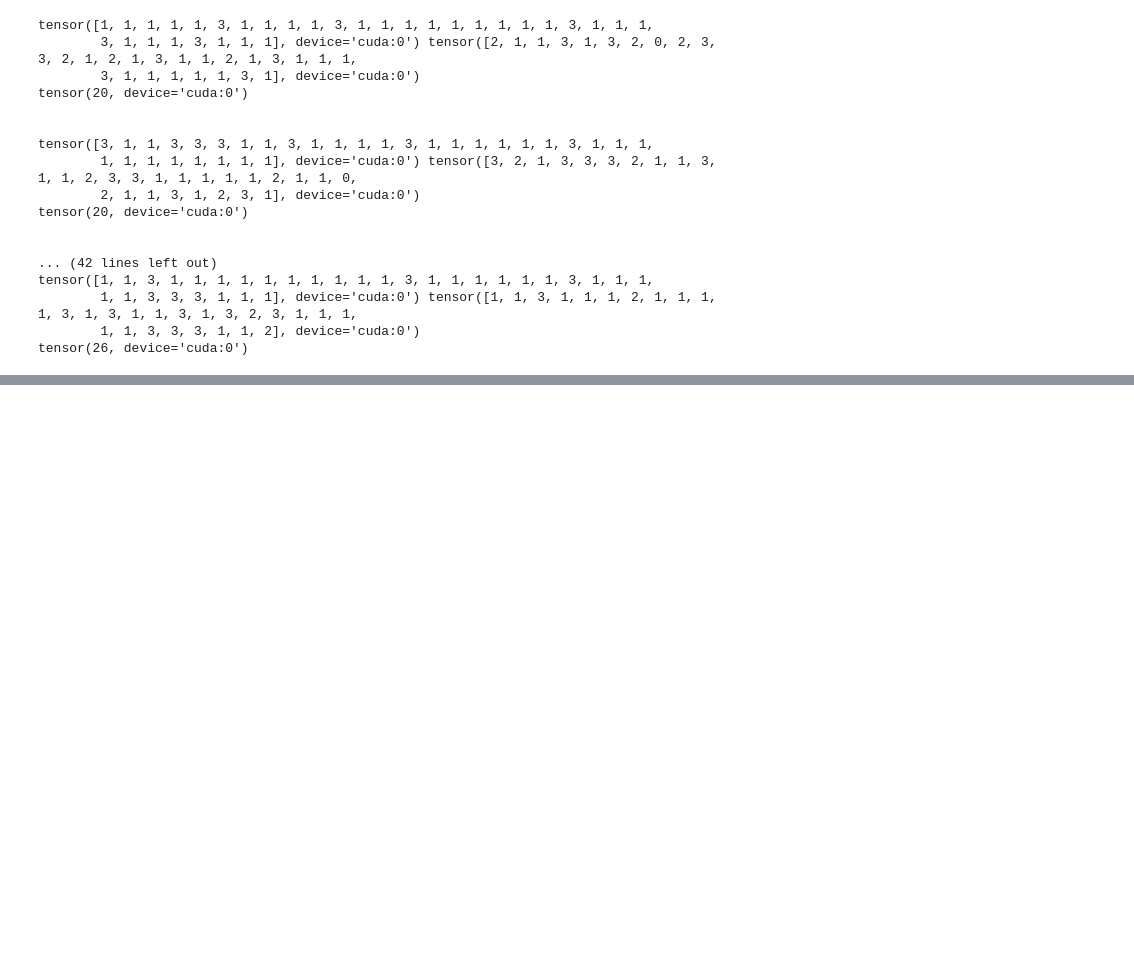
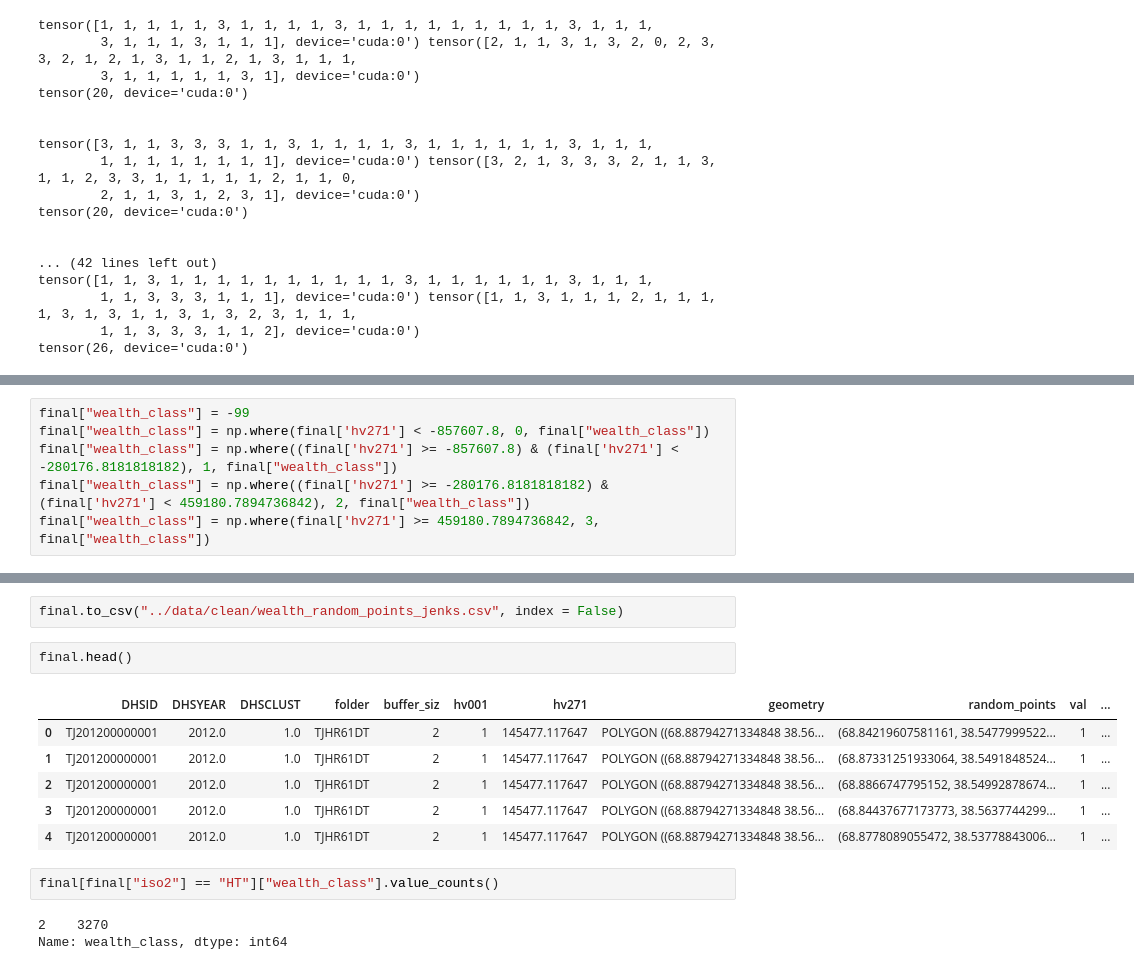
Before and after one commit to heatherbaier/geoda-og, a Jupyter notebook: pooling/Untitled.ipynb, the cells around one changed output, grey strips where cells are left out. Saved outputs shown, nothing was run; the diff lists cells and outputs as text; blank space fills up the shorter version.

```diff
--- a/pooling/Untitled.ipynb
+++ b/pooling/Untitled.ipynb
@@ -129,0 +194,6 @@ tensor(26, device='cuda:0')
+# %%
+final["wealth_class"] = -99
+final["wealth_class"] = np.where(final['hv271'] < -857607.8, 0, final["wealth_class"])
+final["wealth_class"] = np.where((final['hv271'] >= -857607.8) & (final['hv271'] < -280176.8181818182), 1, final["wealth_class"])
+final["wealth_class"] = np.where((final['hv271'] >= -280176.8181818182) & (final['hv271'] < 459180.7894736842), 2, final["wealth_class"])
+final["wealth_class"] = np.where(final['hv271'] >= 459180.7894736842, 3, final["wealth_class"])
@@ -129,0 +208,16 @@ tensor(26, device='cuda:0')
+# %%
+final.to_csv("../data/clean/wealth_random_points_jenks.csv", index = False)
+# %%
+final.head()
+# %% [output]
+|  | DHSID | DHSYEAR | DHSCLUST | folder | buffer_siz | hv001 | hv271 | geometry | random_points | val | ... |
+| 0 | TJ201200000001 | 2012.0 | 1.0 | TJHR61DT | 2 | 1 | 145477.117647 | POLYGON ((68.88794271334848 38.56... | (68.84219607581161, 38.5477999522... | 1 | ... |
+| 1 | TJ201200000001 | 2012.0 | 1.0 | TJHR61DT | 2 | 1 | 145477.117647 | POLYGON ((68.88794271334848 38.56... | (68.87331251933064, 38.5491848524... | 1 | ... |
+| 2 | TJ201200000001 | 2012.0 | 1.0 | TJHR61DT | 2 | 1 | 145477.117647 | POLYGON ((68.88794271334848 38.56... | (68.8866747795152, 38.54992878674... | 1 | ... |
+| 3 | TJ201200000001 | 2012.0 | 1.0 | TJHR61DT | 2 | 1 | 145477.117647 | POLYGON ((68.88794271334848 38.56... | (68.84437677173773, 38.5637744299... | 1 | ... |
+| 4 | TJ201200000001 | 2012.0 | 1.0 | TJHR61DT | 2 | 1 | 145477.117647 | POLYGON ((68.88794271334848 38.56... | (68.8778089055472, 38.53778843006... | 1 | ... |
+# %%
+final[final["iso2"] == "HT"]["wealth_class"].value_counts()
+# %% [output]
+2    3270
+Name: wealth_class, dtype: int64
```
Also changed, not shown: parts of 11 cells of this notebook, 25 other files.
